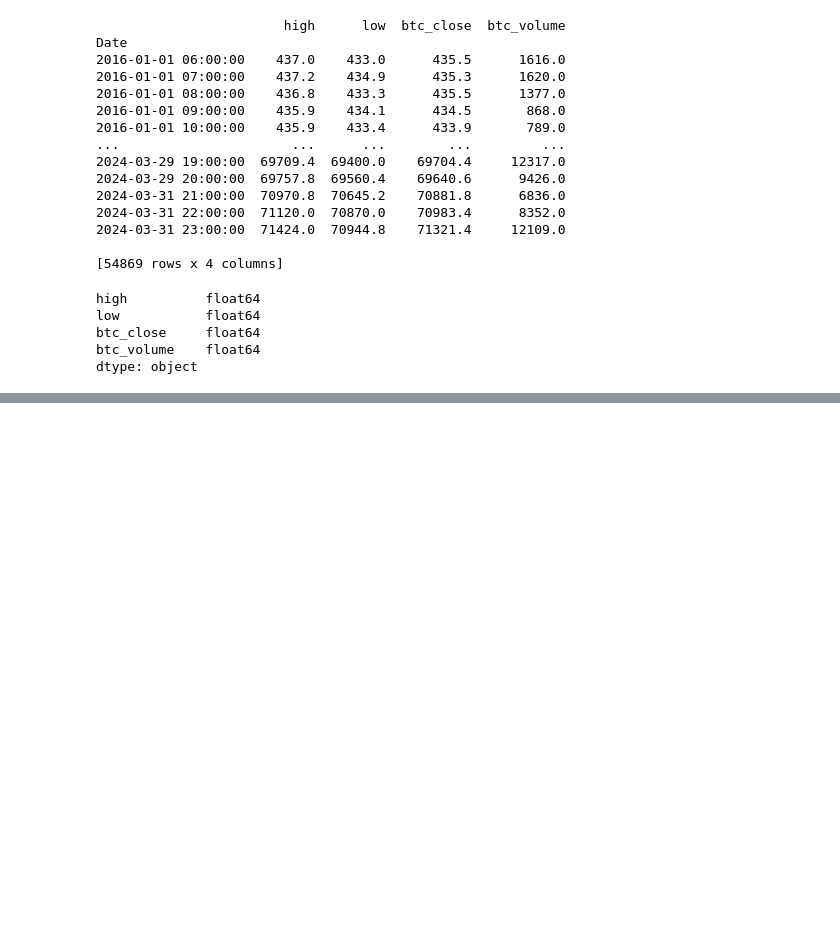
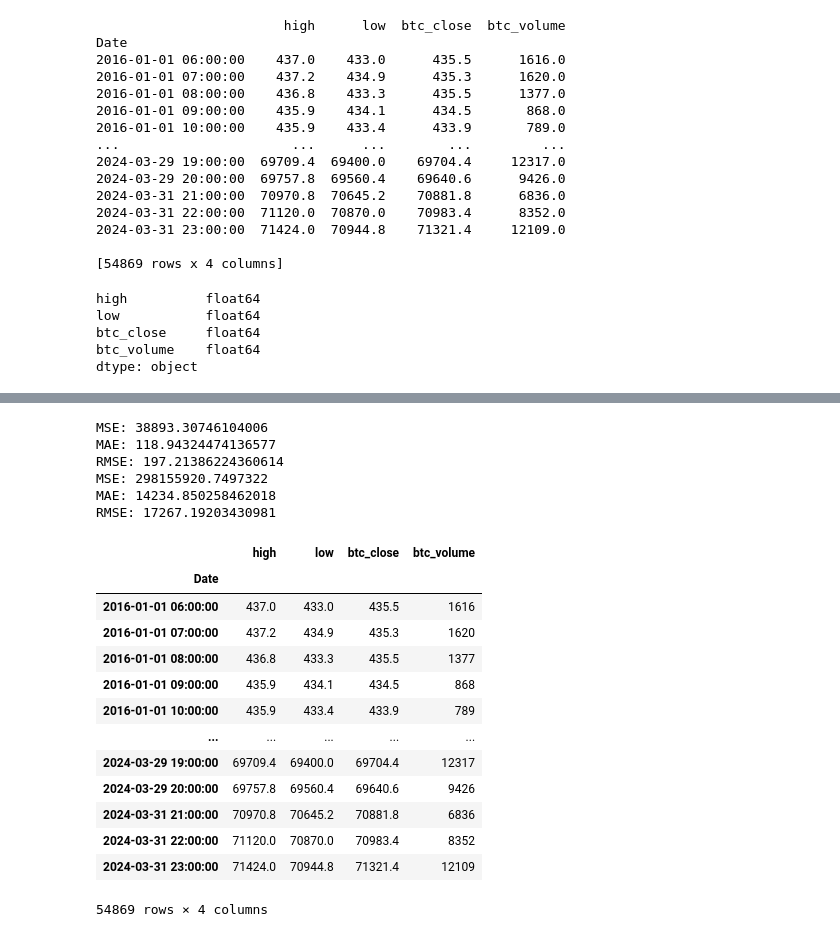
Before and after one commit to dinuwanfernando/BTCUSD_model, a Jupyter notebook: BTCUSD_model.ipynb, the cells around one changed output, grey strips where cells are left out. Drawn from its saved outputs; the diff is of its cells as text; code cells hidden in the pictures; blank space fills up the shorter version.

```diff
--- a/BTCUSD_model.ipynb
+++ b/BTCUSD_model.ipynb
@@ -229,0 +227,37 @@ plt.show()
+# %%
+# Evaluate model performance
+def evaluate_model(y_true, y_pred):
+  mse = mean_squared_error(y_true, y_pred)
+  mae = mean_absolute_error(y_true, y_pred)
+  rmse = sqrt(mse)
+  print('MSE:', mse)
+  print('MAE:', mae)
+  print('RMSE:', rmse)
+
+evaluate_model(y_test, xgb_pred)
+#evaluate_model(y_test, var_pred)
+evaluate_model(y_test, arima_pred)
+# %% [output]
+MSE: 38893.30746104006
+MAE: 118.94324474136577
+RMSE: 197.21386224360614
+MSE: 298155920.7497322
+MAE: 14234.850258462018
+RMSE: 17267.19203430981
+# %%
+df_btc_p
+# %% [output]
+|  | high | low | btc_close | btc_volume |
+| Date |  |  |  |  |
+| 2016-01-01 06:00:00 | 437.0 | 433.0 | 435.5 | 1616 |
+| 2016-01-01 07:00:00 | 437.2 | 434.9 | 435.3 | 1620 |
+| 2016-01-01 08:00:00 | 436.8 | 433.3 | 435.5 | 1377 |
+| 2016-01-01 09:00:00 | 435.9 | 434.1 | 434.5 | 868 |
+| 2016-01-01 10:00:00 | 435.9 | 433.4 | 433.9 | 789 |
+| ... | ... | ... | ... | ... |
+| 2024-03-29 19:00:00 | 69709.4 | 69400.0 | 69704.4 | 12317 |
+| 2024-03-29 20:00:00 | 69757.8 | 69560.4 | 69640.6 | 9426 |
+| 2024-03-31 21:00:00 | 70970.8 | 70645.2 | 70881.8 | 6836 |
+| 2024-03-31 22:00:00 | 71120.0 | 70870.0 | 70983.4 | 8352 |
+| 2024-03-31 23:00:00 | 71424.0 | 70944.8 | 71321.4 | 12109 |
+54869 rows × 4 columns
```
Also changed, not shown: parts of 28 cells of this notebook.
